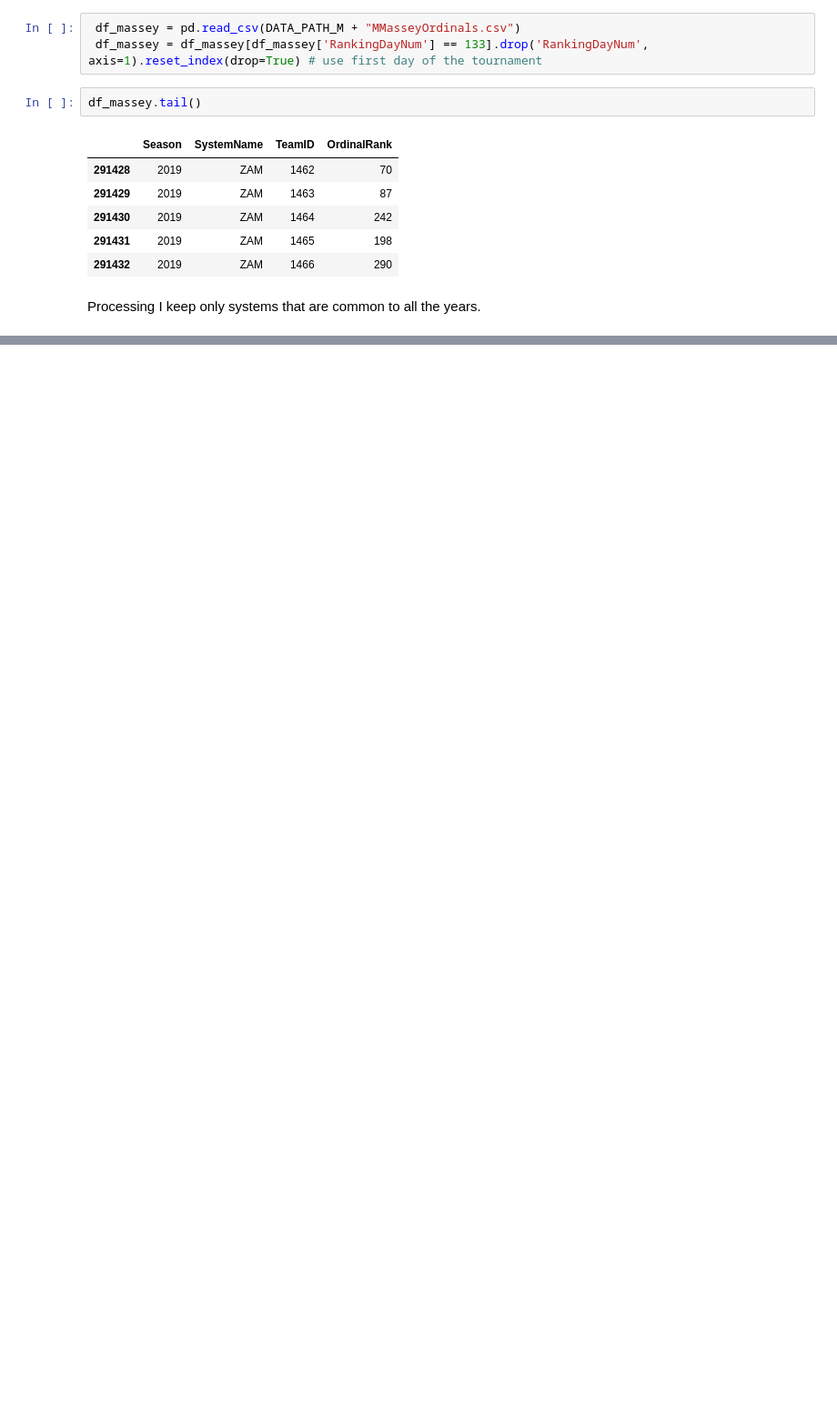
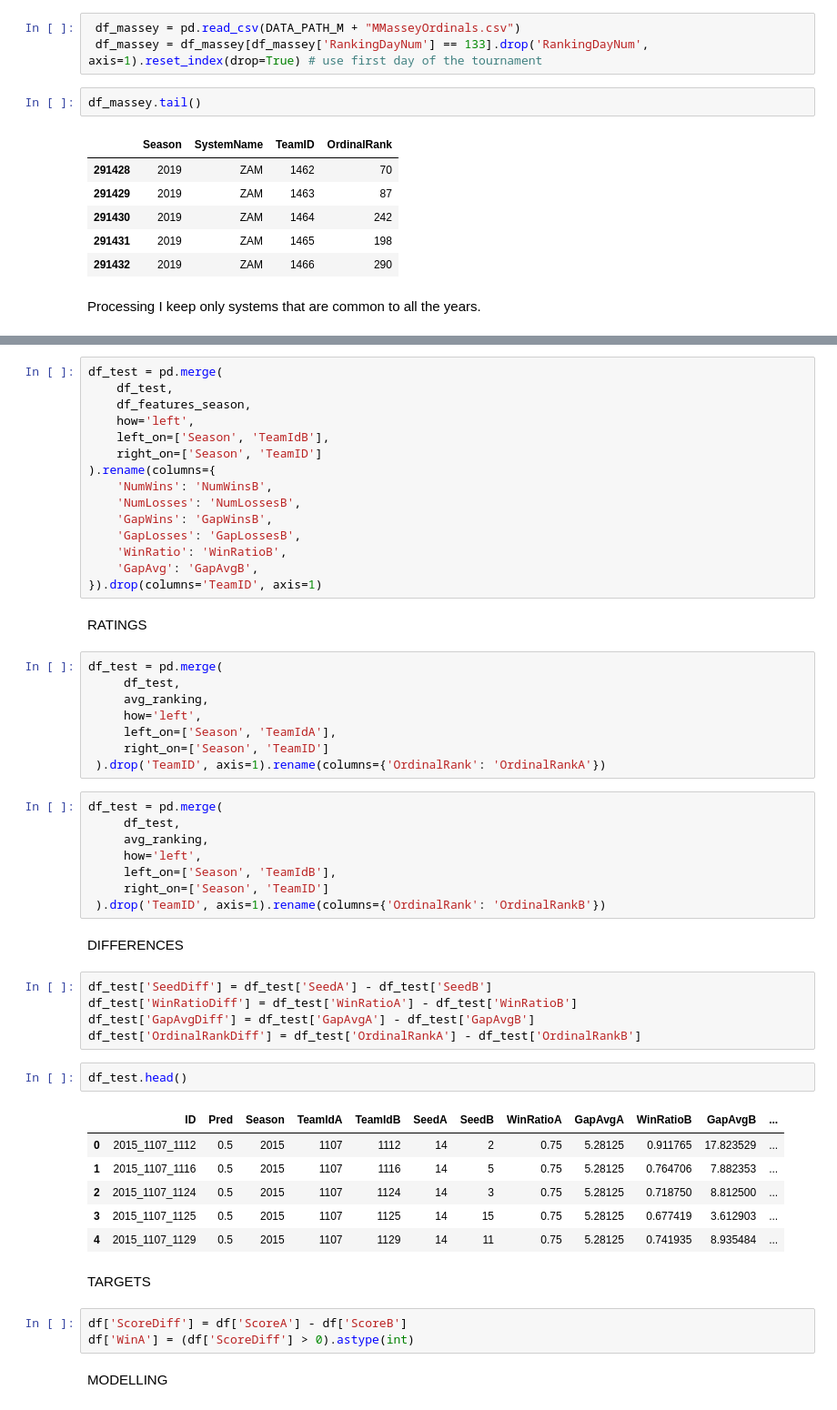
Before and after one commit to AbooNaziha/NCAAM-Competition, a Jupyter notebook: NCAAMM.ipynb, the cells around one changed output, grey strips where cells are left out. Shown: that part at 91% size. Saved outputs shown, nothing was run; the diff lists cells and outputs as text; blank space fills up the shorter version.

```diff
--- a/NCAAMM.ipynb
+++ b/NCAAMM.ipynb
@@ -221,0 +514,56 @@ I keep only systems that are common to all the years.
+# %%
+df_test = pd.merge(
+    df_test,
+    df_features_season,
+    how='left',
+    left_on=['Season', 'TeamIdB'],
+    right_on=['Season', 'TeamID']
+).rename(columns={
+    'NumWins': 'NumWinsB',
+    'NumLosses': 'NumLossesB',
+    'GapWins': 'GapWinsB',
+    'GapLosses': 'GapLossesB',
+    'WinRatio': 'WinRatioB',
+    'GapAvg': 'GapAvgB',
+}).drop(columns='TeamID', axis=1)
+# %% [markdown]
+RATINGS
+# %%
+df_test = pd.merge(
+     df_test,
+     avg_ranking,
+     how='left',
+     left_on=['Season', 'TeamIdA'],
+     right_on=['Season', 'TeamID']
+ ).drop('TeamID', axis=1).rename(columns={'OrdinalRank': 'OrdinalRankA'})
+# %%
+df_test = pd.merge(
+     df_test,
+     avg_ranking,
+     how='left',
+     left_on=['Season', 'TeamIdB'],
+     right_on=['Season', 'TeamID']
+ ).drop('TeamID', axis=1).rename(columns={'OrdinalRank': 'OrdinalRankB'})
+# %% [markdown]
+DIFFERENCES
+# %%
+df_test['SeedDiff'] = df_test['SeedA'] - df_test['SeedB']
+df_test['WinRatioDiff'] = df_test['WinRatioA'] - df_test['WinRatioB']
+df_test['GapAvgDiff'] = df_test['GapAvgA'] - df_test['GapAvgB']
+df_test['OrdinalRankDiff'] = df_test['OrdinalRankA'] - df_test['OrdinalRankB']
+# %%
+df_test.head()
+# %% [output]
+|  | ID | Pred | Season | TeamIdA | TeamIdB | SeedA | SeedB | WinRatioA | GapAvgA | WinRatioB | GapAvgB | ... |
+| 0 | 2015_1107_1112 | 0.5 | 2015 | 1107 | 1112 | 14 | 2 | 0.75 | 5.28125 | 0.911765 | 17.823529 | ... |
+| 1 | 2015_1107_1116 | 0.5 | 2015 | 1107 | 1116 | 14 | 5 | 0.75 | 5.28125 | 0.764706 | 7.882353 | ... |
+| 2 | 2015_1107_1124 | 0.5 | 2015 | 1107 | 1124 | 14 | 3 | 0.75 | 5.28125 | 0.718750 | 8.812500 | ... |
+| 3 | 2015_1107_1125 | 0.5 | 2015 | 1107 | 1125 | 14 | 15 | 0.75 | 5.28125 | 0.677419 | 3.612903 | ... |
+| 4 | 2015_1107_1129 | 0.5 | 2015 | 1107 | 1129 | 14 | 11 | 0.75 | 5.28125 | 0.741935 | 8.935484 | ... |
+# %% [markdown]
+TARGETS
+# %%
+df['ScoreDiff'] = df['ScoreA'] - df['ScoreB']
+df['WinA'] = (df['ScoreDiff'] > 0).astype(int)
+# %% [markdown]
+MODELLING
```
Also changed, not shown: parts of 48 cells of this notebook, 1 other file.
